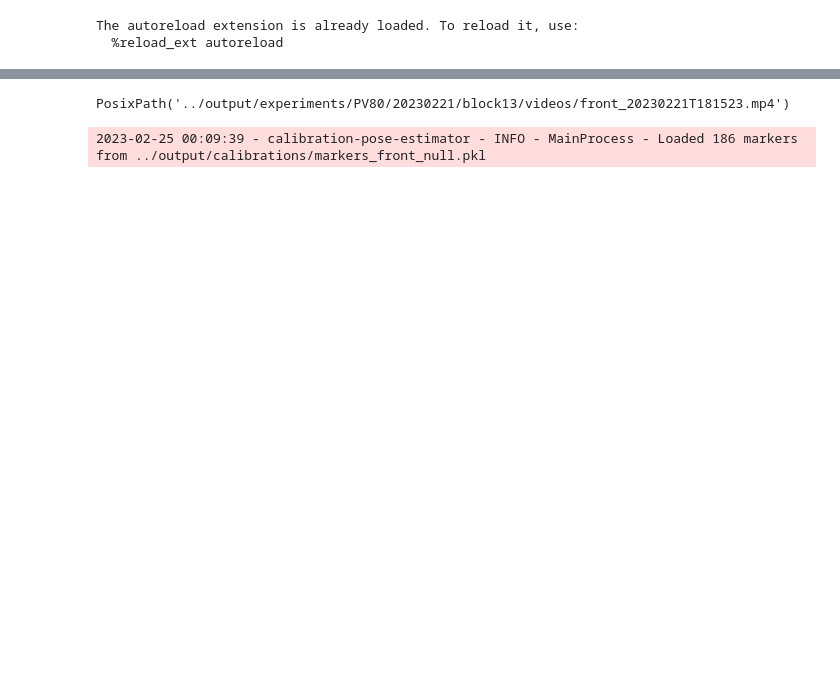
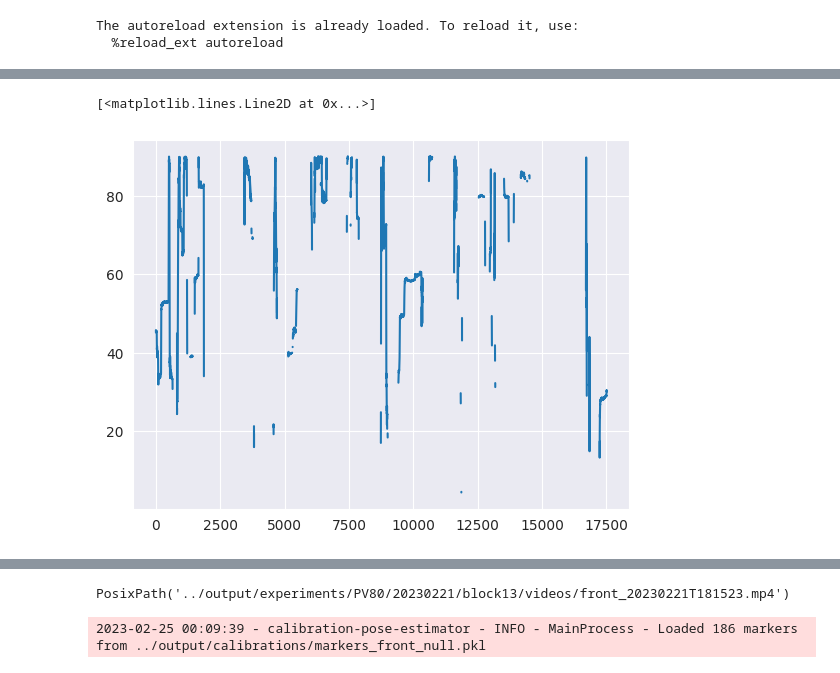
Before and after one commit to regevti/Pogona_Pursuit, a Jupyter notebook: notebooks/angles.ipynb, the cells around one changed output, grey strips where cells are left out. Saved outputs shown, nothing was run; the diff lists cells and outputs as text; code cells hidden in the pictures; blank space fills up the shorter version.

```diff
--- a/notebooks/angles.ipynb
+++ b/notebooks/angles.ipynb
@@ -20,0 +26,2 @@ ap = ArenaPose('front', 'deeplabcut')
+# %%
+orm = ORM()
@@ -20,0 +46,35 @@ ap = ArenaPose('front', 'deeplabcut')
+# %%
+res = {}
+with orm.session() as s:
+    for exp in s.query(Experiment).filter_by(animal_id='PV91').all():
+        for blk in exp.blocks:
+            if blk.movement_type != 'rect_tunnel':
+                continue
+
+            vids = [v for v in blk.videos if v.cam_name == 'front']
+            if not vids or len(vids) > 1:
+                continue
+            vid = vids[0]
+
+            trajs = []
+            for tr in blk.trials:
+                if tr.bug_trajectory:
+                    trajs.extend(tr.bug_trajectory)
+            if trajs:
+                bug_traj = pd.DataFrame(trajs)
+                bug_traj['time'] = pd.to_datetime(bug_traj.time).dt.tz_localize(None) #.dt.tz_convert('Asia/Jerusalem')
+                bug_traj = bug_traj.sort_values('time').rename(columns={'x': 'bug_x', 'y': 'bug_y'})
+
+                pose_df = ap.load(Path(vid.path))
+                if pose_df is None:
+                    continue
+                pose_df['angle'] = pose_df.apply(calc_head_angle, axis=1)
+                pose_df['time'] = pd.to_datetime(pose_df.time, unit='s')
+                pose_df = pd.DataFrame(pose_df).reset_index().rename(columns={'index': 'frame_id'})
+                pose_df.columns = ['_'.join(c) if c[1] != '' else c[0] for c in pose_df.columns]
+
+                pose_df = pd.merge_asof(left=pose_df, right=bug_traj, left_on='time', right_on='time', direction='nearest', tolerance=pd.Timedelta('1 second'))
+                res[vid.id] = pose_df
+
+# del vids, trajs
+res.keys()
@@ -20,0 +112,5 @@ ap = ArenaPose('front', 'deeplabcut')
+# %%
+video_path = '/data/Pogona_Pursuit/output/experiments/PV91/20230612/block3/videos/front_20230612T103014.mp4'
+# video_path = '/data/Pogona_Pursuit/output/experiments/PV91/20230612/block4/videos/front_20230612T113014.mp4'
+pose_df = ap.load(Path(video_path))
+pose_df
@@ -20,0 +132,6 @@ ap = ArenaPose('front', 'deeplabcut')
+# %%
+pose_df['angle_new'] = pose_df.apply(calc_head_angle, axis=1)
+plt.plot(pose_df.angle_new)
+# %% [output]
+[<matplotlib.lines.Line2D at 0x...>]
+[figure, added]
```
Also changed, not shown: parts of 14 cells of this notebook.
